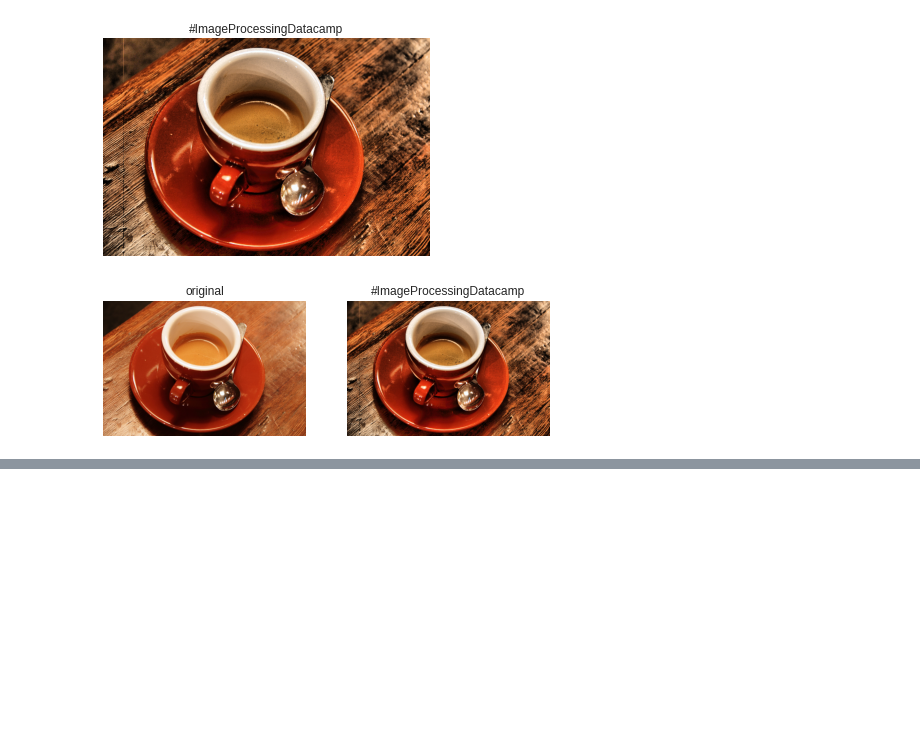
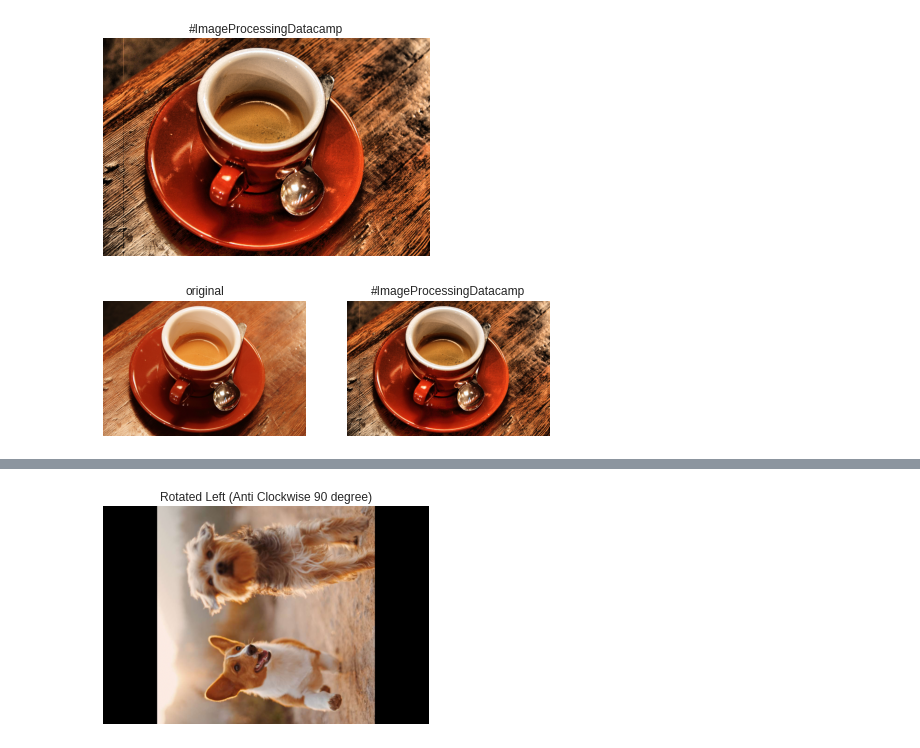
Before and after one commit to Naimul-Islam-Siam/Image-Processing, a Jupyter notebook: Image Processing in Python/2. Filters, Contrast, Transformation and Morphology/image_processing2.ipynb, the cells around one changed output, grey strips where cells are left out. Cells and saved outputs as stored; diff of their text form; code cells hidden in the pictures; blank space fills up the shorter version.

```diff
--- a/Image Processing in Python/2. Filters, Contrast, Transformation and Morphology/image_processing2.ipynb
+++ b/Image Processing in Python/2. Filters, Contrast, Transformation and Morphology/image_processing2.ipynb
@@ -210,0 +227,12 @@ plot_comparison(original_image, adapthist_eq_image, "#ImageProcessingDatacamp")
+# %%
+from skimage.transform import rotate
+
+# Rotate image 90 deg clockwise (right)
+rotated_image_right = rotate(image, -90)
+
+# Rotate image 90 deg anti clockwise (left)
+rotated_image_left = rotate(image, 90)
+# %%
+show_image(rotated_image_left, "Rotated Left (Anti Clockwise 90 degree)")
+# %% [output]
+[figure, added]
```
Also changed, not shown: parts of 16 cells of this notebook.
